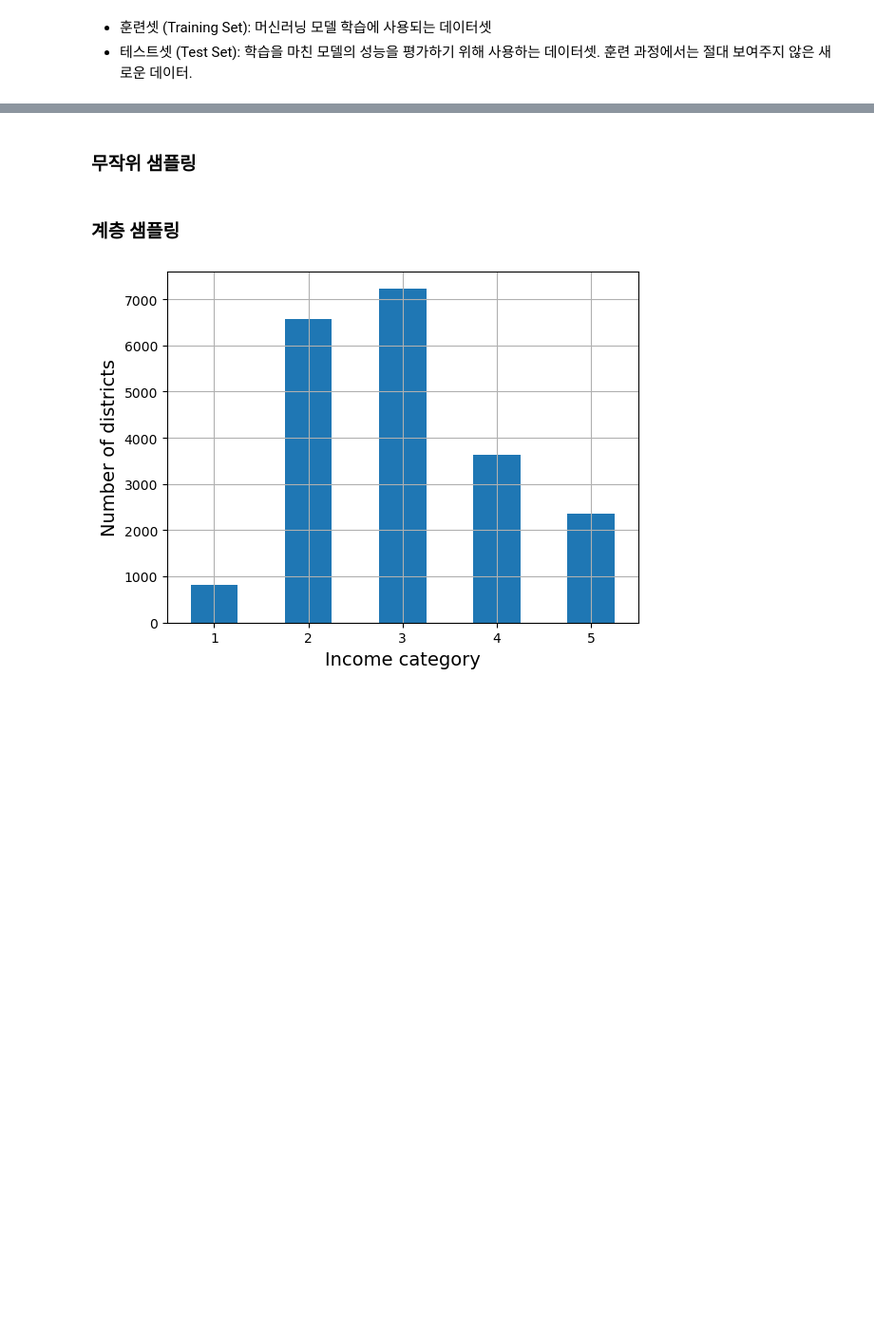
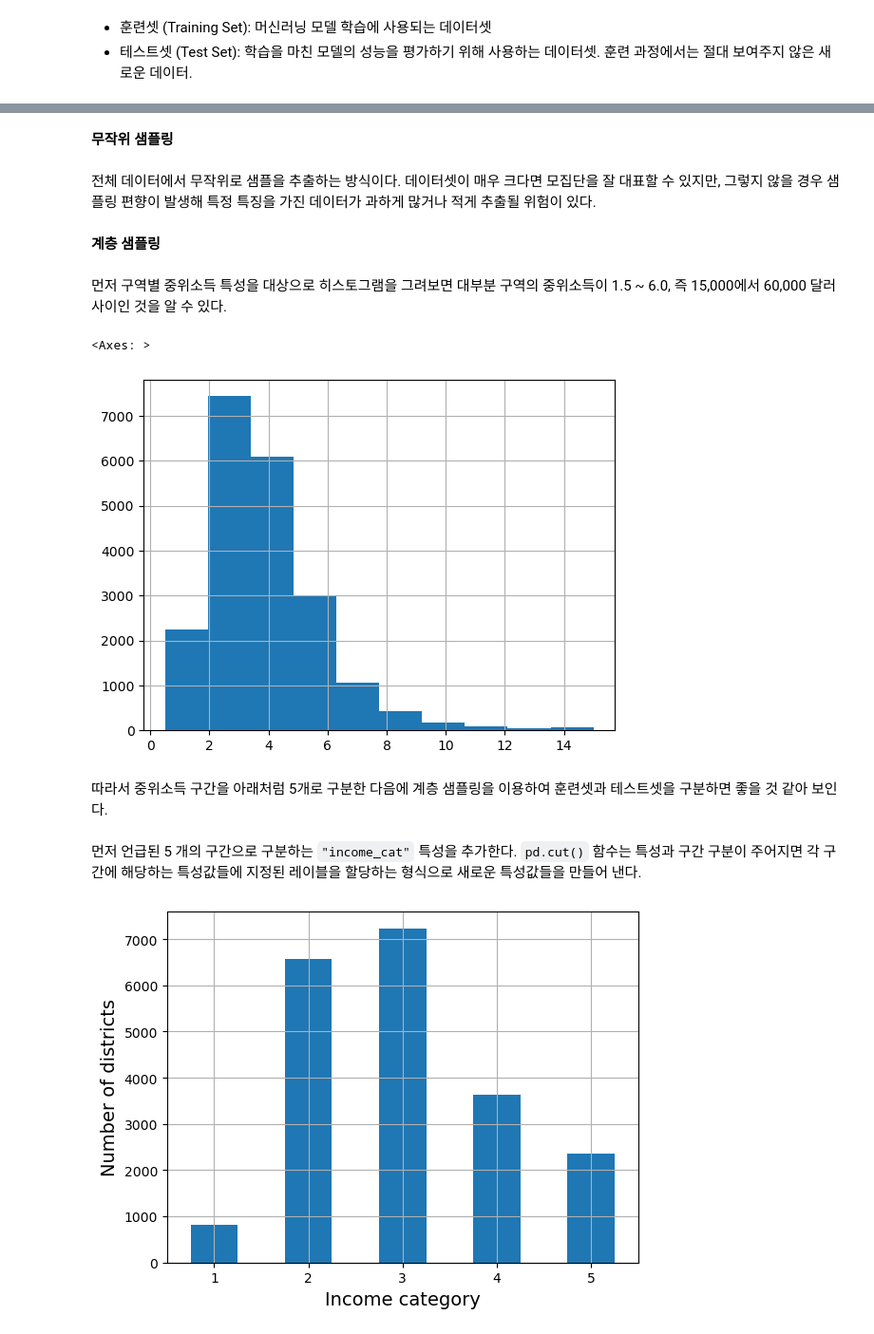
Before and after one commit to ch101634/code-workout-ml, a Jupyter notebook: notebooks/code-end2end_ml_project.ipynb, the cells around one changed output, grey strips where cells are left out. Shown at 95% size. Drawn from its saved outputs; the diff is of its cells as text; code cells hidden in the pictures; blank space fills up the shorter version.

```diff
--- a/notebooks/code-end2end_ml_project.ipynb
+++ b/notebooks/code-end2end_ml_project.ipynb
@@ -139,3 +198,6 @@ plt.show()
 # %% [markdown]
-### 무작위 샘플링
+**무작위 샘플링**
+# %% [markdown]
+전체 데이터에서 무작위로 샘플을 추출하는 방식이다.
+데이터셋이 매우 크다면 모집단을 잘 대표할 수 있지만, 그렇지 않을 경우 샘플링 편향이 발생해 특정 특징을 가진 데이터가 과하게 많거나 적게 추출될 위험이 있다.
 # %%
@@ -145,11 +206,26 @@ from sklearn.model_selection import train_test_split
 train_set, test_set = train_test_split(housing_full, test_size=0.2,
                                        random_state=42)
 # %% [markdown]
-### 계층 샘플링
+**계층 샘플링**
+# %% [markdown]
+먼저 구역별 중위소득 특성을 대상으로 히스토그램을 그려보면
+대부분 구역의 중위소득이 1.5 ~ 6.0, 즉 15,000에서 60,000 달러 사이인 것을 알 수 있다.
+# %%
+housing_full['median_income'].hist()
+# %% [output]
+<Axes: >
+[figure, added]
+# %% [markdown]
+따라서 중위소득 구간을 아래처럼 5개로 구분한 다음에 계층 샘플링을 이용하여
+훈련셋과 테스트셋을 구분하면 좋을 것 같아 보인다.
 # %%
 housing_full["income_cat"] = pd.cut(housing_full["median_income"],
                                     bins=[0., 1.5, 3.0, 4.5, 6., np.inf],
                                     labels=[1, 2, 3, 4, 5])
+# %% [markdown]
+먼저 언급된 5 개의 구간으로 구분하는 `"income_cat"` 특성을 추가한다.
+`pd.cut()` 함수는 특성과 구간 구분이 주어지면 각 구간에 해당하는 특성값들에 지정된 레이블을 할당하는
+형식으로 새로운 특성값들을 만들어 낸다.
 # %%
 cat_counts = housing_full["income_cat"].value_counts().sort_index()
 cat_counts.plot.bar(rot=0, grid=True)
```
Also changed, not shown: parts of 54 cells of this notebook, 2 other files.
